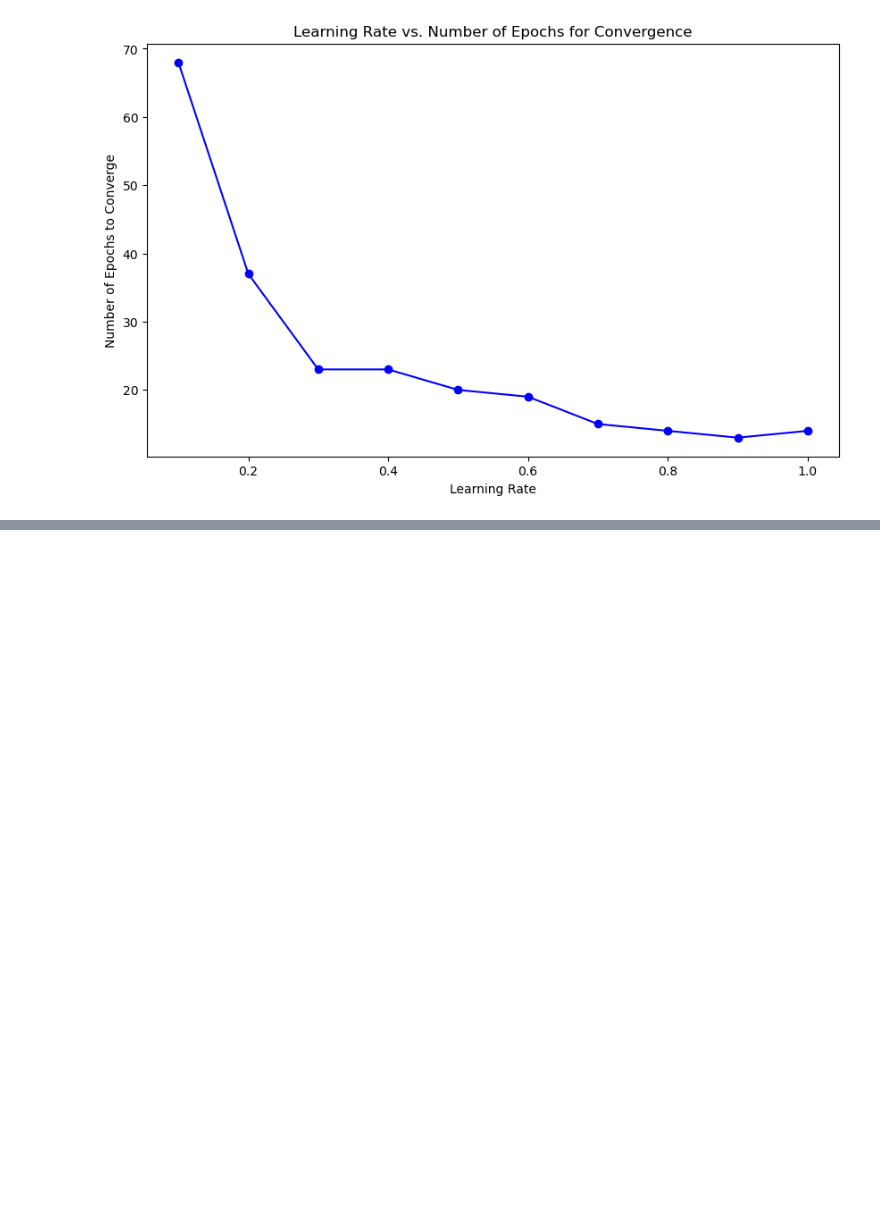
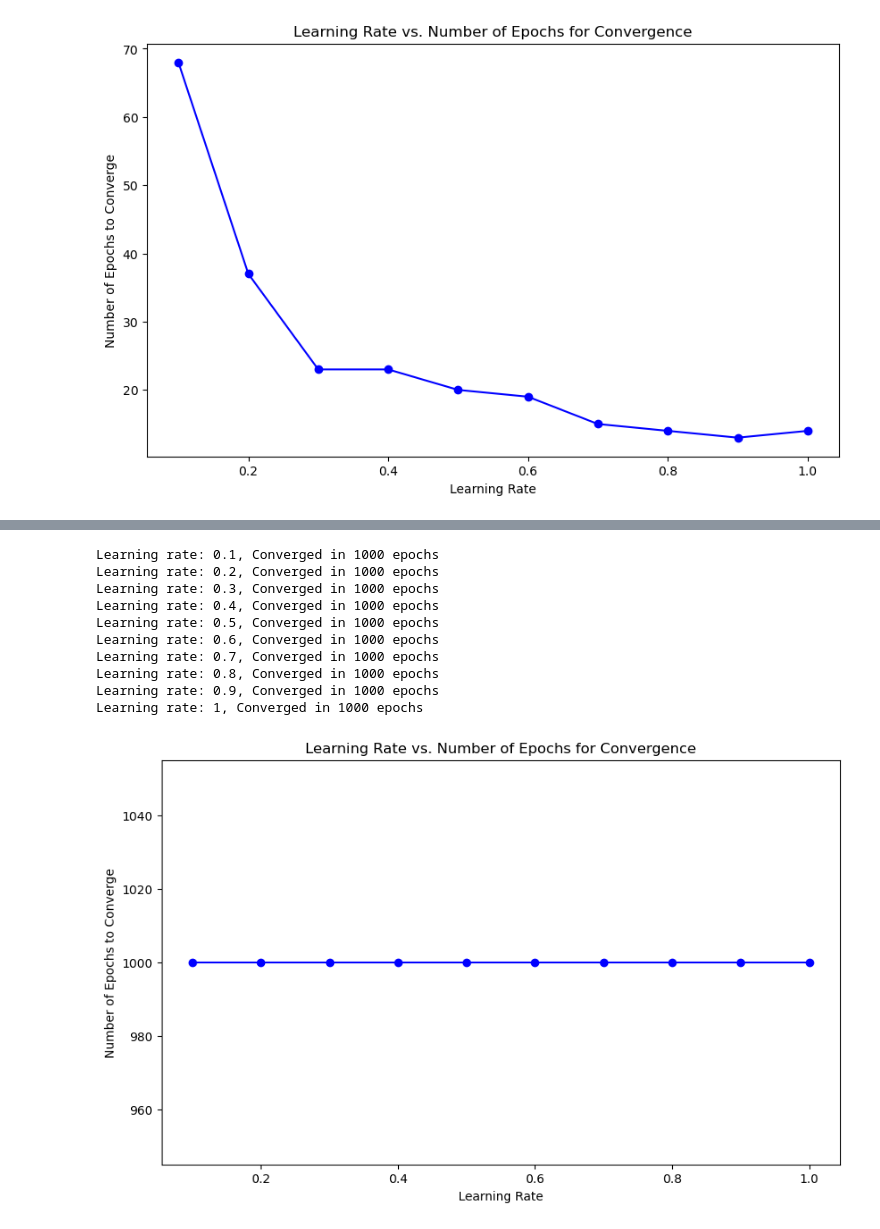
Before and after one commit to bhavika1304/19CSE305_ML-lab-programs, a Jupyter notebook: ml_lab6.ipynb, the cells around one changed output, grey strips where cells are left out. Drawn from its saved outputs; the diff is of its cells as text; code cells hidden in the pictures; blank space fills up the shorter version.

```diff
--- a/ml_lab6.ipynb
+++ b/ml_lab6.ipynb
@@ -601,0 +428,66 @@ Accuracy: 100.00%
+# %%
+import numpy as np
+import matplotlib.pyplot as plt
+
+# Perceptron class
+class Perceptron:
+    def __init__(self, learning_rate=0.05, epochs=1000):
+        self.learning_rate = learning_rate
+        self.epochs = epochs
+        self.weights = np.array([10, 0.2, -0.75])  #initial weights
+        self.error_history = []
+
+    def fit(self, X, y):
+        for epoch in range(self.epochs):
+            total_error = 0
+            for i in range(len(X)):
+                xi = np.insert(X[i], 0, 1)  #add bias
+                net_input = np.dot(xi, self.weights)
+                prediction = step(net_input)
+
+                error = y[i] - prediction
+                total_error += error ** 2
+
+                #update weights
+                self.weights += self.learning_rate * error * xi
+
+            self.error_history.append(total_error)
+            if total_error <= 0.002:
+                return epoch + 1
+        return self.epochs
+
+#define AND gate data
+X = np.array([[0, 0], [0, 1], [1, 0], [1, 1]])
+y = np.array([0, 1, 1, 0])  #output of XOR gate
+
+#learning rates
+learning_rates = [0.1, 0.2, 0.3, 0.4, 0.5, 0.6, 0.7, 0.8, 0.9, 1]
+epochs_to_converge = []
+
+#train perceptron with different learning rates
+for lr in learning_rates:
+    perceptron = Perceptron(learning_rate=lr, epochs=1000)
+    epochs = perceptron.fit(X, y)
+    epochs_to_converge.append(epochs)
+    print(f'Learning rate: {lr}, Converged in {epochs} epochs')
+
+#plot number of epochs to converge against learning rates
+plt.figure(figsize=(10, 6))
+plt.plot(learning_rates, epochs_to_converge, marker='o', linestyle='-', color='b')
+plt.xlabel('Learning Rate')
+plt.ylabel('Number of Epochs to Converge')
+plt.title('Learning Rate vs. Number of Epochs for Convergence')
+#plt.grid(True)
+plt.show()
+# %% [output]
+Learning rate: 0.1, Converged in 1000 epochs
+Learning rate: 0.2, Converged in 1000 epochs
+Learning rate: 0.3, Converged in 1000 epochs
+Learning rate: 0.4, Converged in 1000 epochs
+Learning rate: 0.5, Converged in 1000 epochs
+Learning rate: 0.6, Converged in 1000 epochs
+Learning rate: 0.7, Converged in 1000 epochs
+Learning rate: 0.8, Converged in 1000 epochs
+Learning rate: 0.9, Converged in 1000 epochs
+Learning rate: 1, Converged in 1000 epochs
+[figure, added]
```
Also changed, not shown: parts of 18 cells of this notebook.
